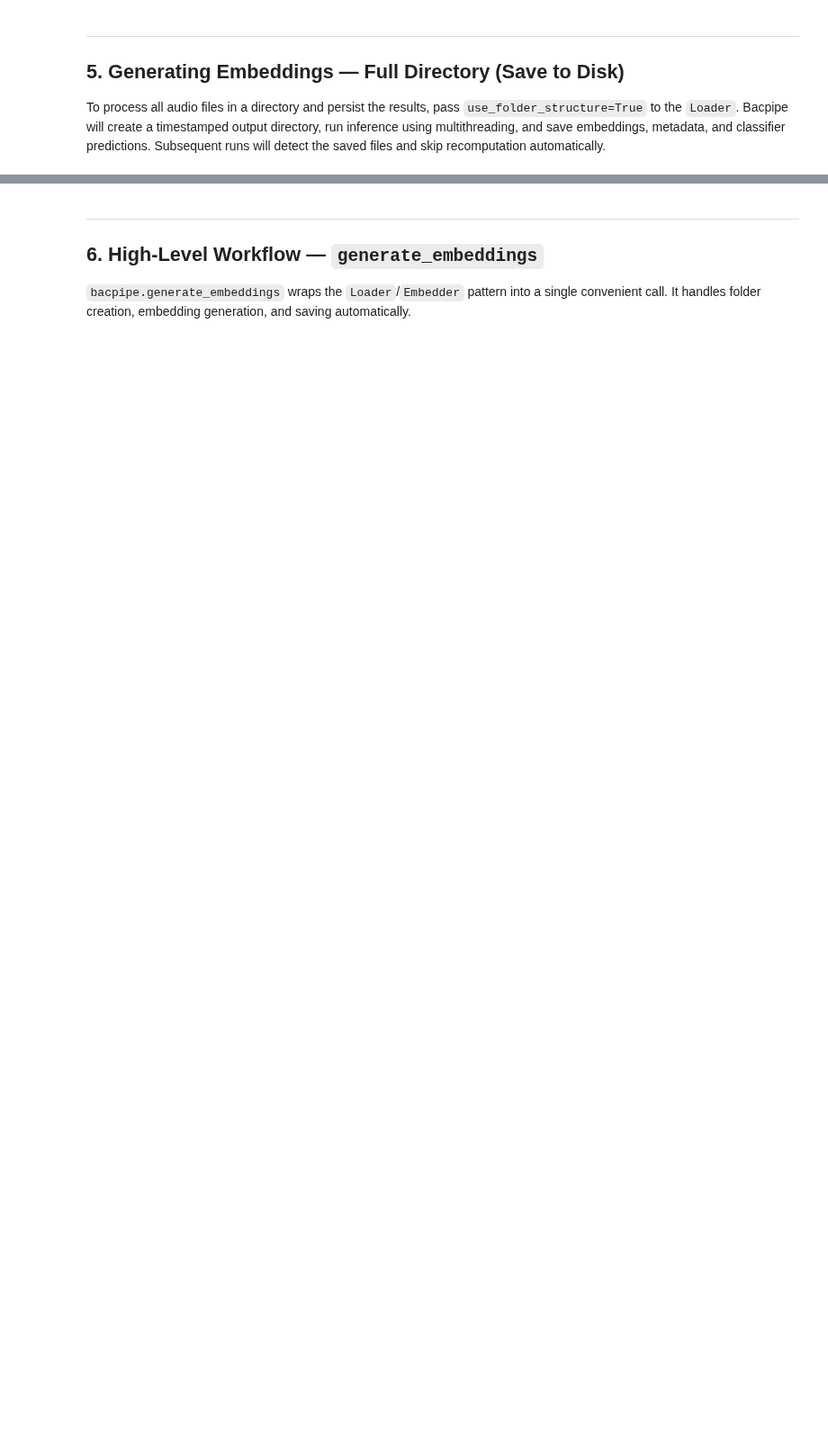
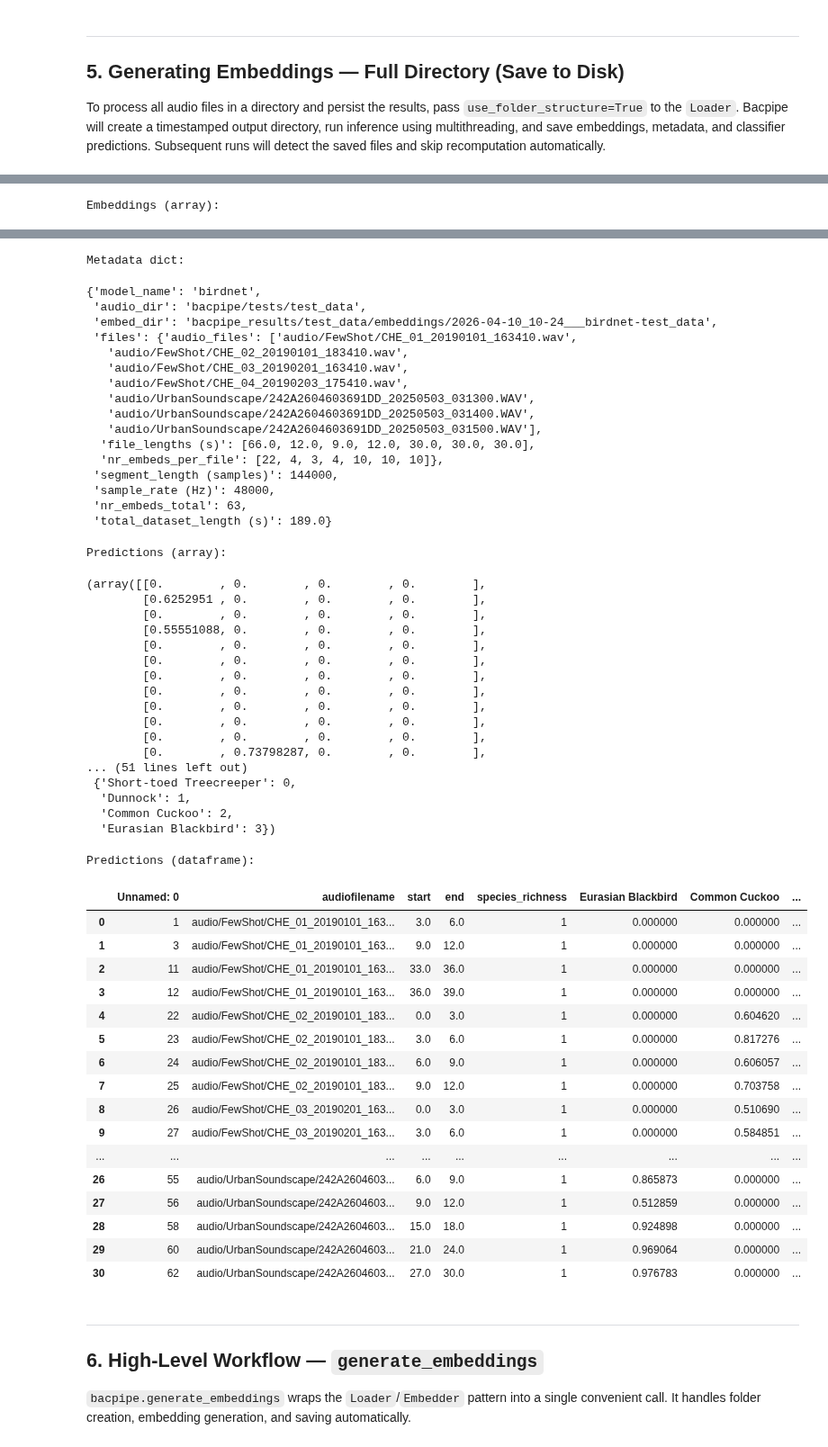
Before and after one commit to bioacoustic-ai/bacpipe, a Jupyter notebook: bacpipe/examples/simple use cases.ipynb, the cells around one changed output, grey strips where cells are left out. Shown at 90% size. Drawn from its saved outputs; the diff is of its cells as text; code cells hidden in the pictures; blank space fills up the shorter version.

```diff
--- a/bacpipe/examples/simple use cases.ipynb
+++ b/bacpipe/examples/simple use cases.ipynb
@@ -120,15 +303,19 @@ display(embed_obj.classifier.predictions)
 
 To process all audio files in a directory and persist the results, pass `use_folder_structure=True` to the `Loader`. Bacpipe will create a timestamped output directory, run inference using multithreading, and save embeddings, metadata, and classifier predictions. Subsequent runs will detect the saved files and skip recomputation automatically.
 # %%
+MODEL_NAME = 'birdnet'
+
 loader_obj = bacpipe.Loader(
     'bacpipe/tests/test_data',
-    'birdnet',
+    MODEL_NAME,
     use_folder_structure=True
 )
-embed_obj = bacpipe.Embedder('birdnet', loader_obj)
+embed_obj = bacpipe.Embedder(MODEL_NAME, loader_obj)
 
 # Process all files using multithreading
-embed_obj.run_inference_pipeline_using_multithreading()
+embed_obj.run_inference_pipeline_using_multithreading(
+
+)
 
 print('Embeddings (array):')
 display(loader_obj.embeddings(return_type='array'))
@@ -141,3 +328,4 @@ display(loader_obj.predictions(return_type='array'))
 
 print('Predictions (dataframe):')
 display(loader_obj.predictions(return_type='dataframe'))
+# %% [output]
@@ -143,0 +336 @@ display(loader_obj.predictions(return_type='dataframe'))
+Embeddings (array):
@@ -144,3 +350,56 @@ display(loader_obj.predictions(return_type='dataframe'))
+Metadata dict:
+{'model_name': 'birdnet',
+ 'audio_dir': 'bacpipe/tests/test_data',
+ 'embed_dir': 'bacpipe_results/test_data/embeddings/2026-04-10_10-24___birdnet-test_data',
+ 'files': {'audio_files': ['audio/FewShot/CHE_01_20190101_163410.wav',
+   'audio/FewShot/CHE_02_20190101_183410.wav',
+   'audio/FewShot/CHE_03_20190201_163410.wav',
+   'audio/FewShot/CHE_04_20190203_175410.wav',
+   'audio/UrbanSoundscape/242A2604603691DD_20250503_031300.WAV',
+   'audio/UrbanSoundscape/242A2604603691DD_20250503_031400.WAV',
+   'audio/UrbanSoundscape/242A2604603691DD_20250503_031500.WAV'],
+  'file_lengths (s)': [66.0, 12.0, 9.0, 12.0, 30.0, 30.0, 30.0],
+  'nr_embeds_per_file': [22, 4, 3, 4, 10, 10, 10]},
+ 'segment_length (samples)': 144000,
+ 'sample_rate (Hz)': 48000,
+ 'nr_embeds_total': 63,
+ 'total_dataset_length (s)': 189.0}
+Predictions (array):
+(array([[0.        , 0.        , 0.        , 0.        ],
+        [0.6252951 , 0.        , 0.        , 0.        ],
+        [0.        , 0.        , 0.        , 0.        ],
+        [0.55551088, 0.        , 0.        , 0.        ],
+        [0.        , 0.        , 0.        , 0.        ],
+        [0.        , 0.        , 0.        , 0.        ],
+        [0.        , 0.        , 0.        , 0.        ],
+        [0.        , 0.        , 0.        , 0.        ],
+        [0.        , 0.        , 0.        , 0.        ],
+        [0.        , 0.        , 0.        , 0.        ],
+        [0.        , 0.        , 0.        , 0.        ],
+        [0.        , 0.73798287, 0.        , 0.        ],
+... (51 lines left out)
+ {'Short-toed Treecreeper': 0,
+  'Dunnock': 1,
+  'Common Cuckoo': 2,
+  'Eurasian Blackbird': 3})
+Predictions (dataframe):
+|  | Unnamed: 0 | audiofilename | start | end | species_richness | Eurasian Blackbird | Common Cuckoo | ... |
+| 0 | 1 | audio/FewShot/CHE_01_20190101_163... | 3.0 | 6.0 | 1 | 0.000000 | 0.000000 | ... |
+| 1 | 3 | audio/FewShot/CHE_01_20190101_163... | 9.0 | 12.0 | 1 | 0.000000 | 0.000000 | ... |
+| 2 | 11 | audio/FewShot/CHE_01_20190101_163... | 33.0 | 36.0 | 1 | 0.000000 | 0.000000 | ... |
+| 3 | 12 | audio/FewShot/CHE_01_20190101_163... | 36.0 | 39.0 | 1 | 0.000000 | 0.000000 | ... |
+| 4 | 22 | audio/FewShot/CHE_02_20190101_183... | 0.0 | 3.0 | 1 | 0.000000 | 0.604620 | ... |
+| 5 | 23 | audio/FewShot/CHE_02_20190101_183... | 3.0 | 6.0 | 1 | 0.000000 | 0.817276 | ... |
+| 6 | 24 | audio/FewShot/CHE_02_20190101_183... | 6.0 | 9.0 | 1 | 0.000000 | 0.606057 | ... |
+| 7 | 25 | audio/FewShot/CHE_02_20190101_183... | 9.0 | 12.0 | 1 | 0.000000 | 0.703758 | ... |
+| 8 | 26 | audio/FewShot/CHE_03_20190201_163... | 0.0 | 3.0 | 1 | 0.000000 | 0.510690 | ... |
+| 9 | 27 | audio/FewShot/CHE_03_20190201_163... | 3.0 | 6.0 | 1 | 0.000000 | 0.584851 | ... |
+| ... | ... | ... | ... | ... | ... | ... | ... | ... |
+| 26 | 55 | audio/UrbanSoundscape/242A2604603... | 6.0 | 9.0 | 1 | 0.865873 | 0.000000 | ... |
+| 27 | 56 | audio/UrbanSoundscape/242A2604603... | 9.0 | 12.0 | 1 | 0.512859 | 0.000000 | ... |
+| 28 | 58 | audio/UrbanSoundscape/242A2604603... | 15.0 | 18.0 | 1 | 0.924898 | 0.000000 | ... |
+| 29 | 60 | audio/UrbanSoundscape/242A2604603... | 21.0 | 24.0 | 1 | 0.969064 | 0.000000 | ... |
+| 30 | 62 | audio/UrbanSoundscape/242A2604603... | 27.0 | 30.0 | 1 | 0.976783 | 0.000000 | ... |
 # %% [markdown]
 ---
 ## 6. High-Level Workflow — `generate_embeddings`
```
Also changed, not shown: parts of 12 cells of this notebook.
